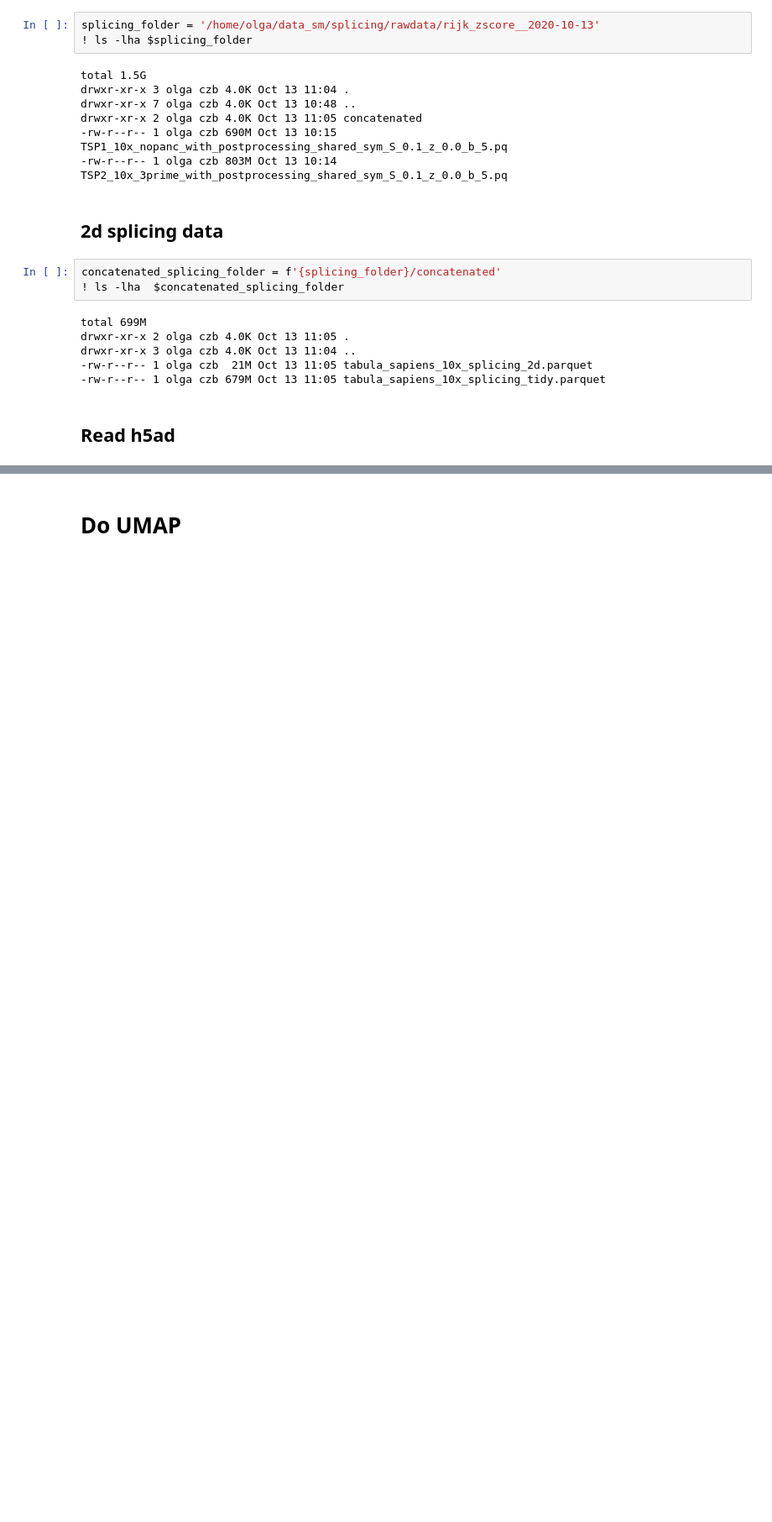
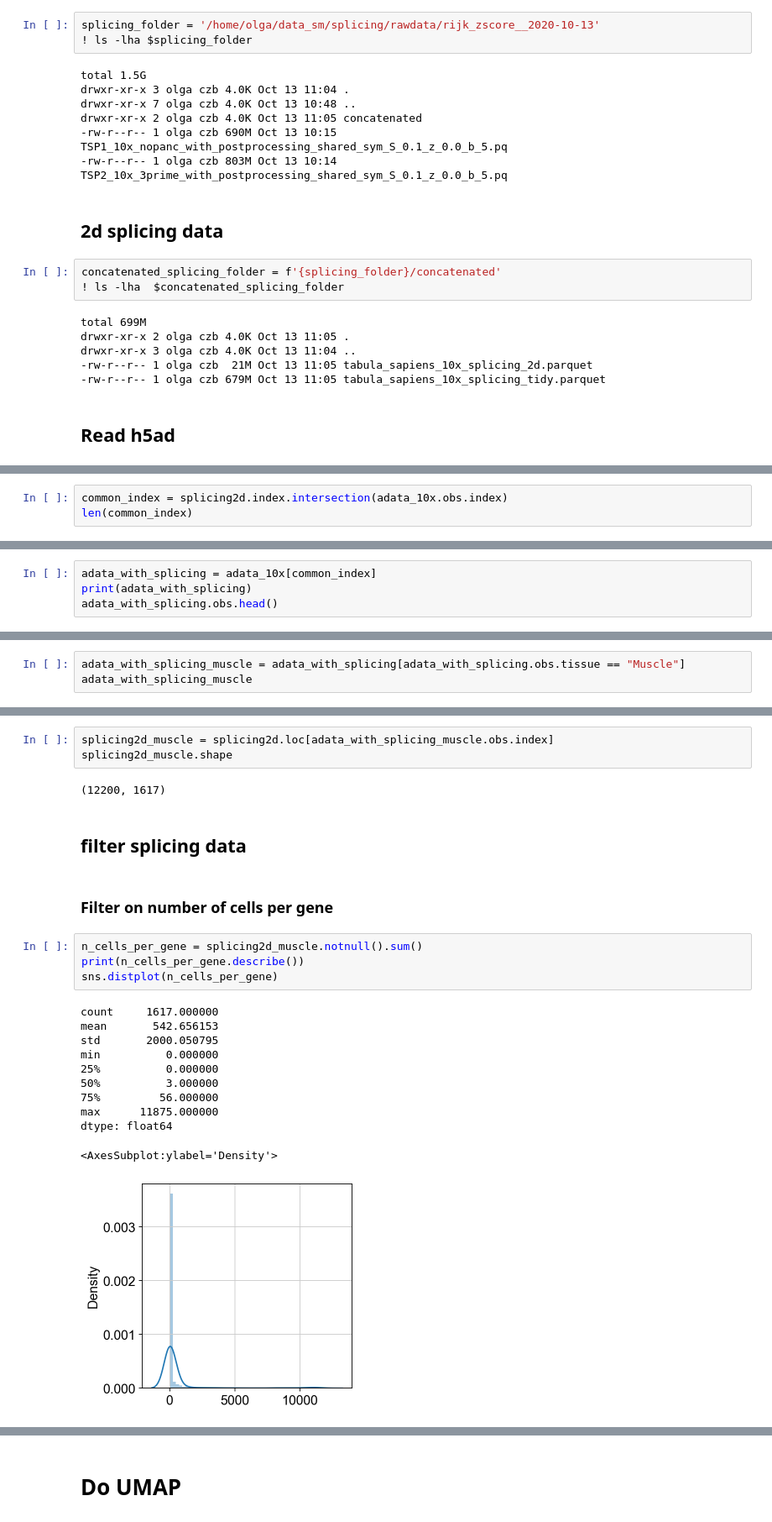
Before and after one commit to czbiohub-sf/tabula-sapiens, a Jupyter notebook: analysis-scripts/pilot1_pilot2/004_splicing_dists.ipynb, the cells around one changed output, grey strips where cells are left out. Shown at 84% size. Saved outputs shown, nothing was run; the diff lists cells and outputs as text; blank space fills up the shorter version.

```diff
--- a/analysis-scripts/pilot1_pilot2/004_splicing_dists.ipynb
+++ b/analysis-scripts/pilot1_pilot2/004_splicing_dists.ipynb
@@ -123,0 +133,3 @@ View of AnnData object with n_obs × n_vars = 59367 × 58870
+# %%
+common_index = splicing2d.index.intersection(adata_10x.obs.index)
+len(common_index)
@@ -123,0 +140,4 @@ View of AnnData object with n_obs × n_vars = 59367 × 58870
+# %%
+adata_with_splicing = adata_10x[common_index]
+print(adata_with_splicing)
+adata_with_splicing.obs.head()
@@ -123,0 +184,3 @@ View of AnnData object with n_obs × n_vars = 59367 × 58870
+# %%
+adata_with_splicing_muscle = adata_with_splicing[adata_with_splicing.obs.tissue == "Muscle"]
+adata_with_splicing_muscle
@@ -123,0 +195,25 @@ View of AnnData object with n_obs × n_vars = 59367 × 58870
+# %%
+splicing2d_muscle = splicing2d.loc[adata_with_splicing_muscle.obs.index]
+splicing2d_muscle.shape
+# %% [output]
+(12200, 1617)
+# %% [markdown]
+## filter splicing data
+# %% [markdown]
+### Filter on number of cells per gene
+# %%
+n_cells_per_gene = splicing2d_muscle.notnull().sum()
+print(n_cells_per_gene.describe())
+sns.distplot(n_cells_per_gene)
+# %% [output]
+count     1617.000000
+mean       542.656153
+std       2000.050795
+min          0.000000
+25%          0.000000
+50%          3.000000
+75%         56.000000
+max      11875.000000
+dtype: float64
+<AxesSubplot:ylabel='Density'>
+[figure, added]
```
Also changed, not shown: parts of 59 cells of this notebook, 1 other file.
